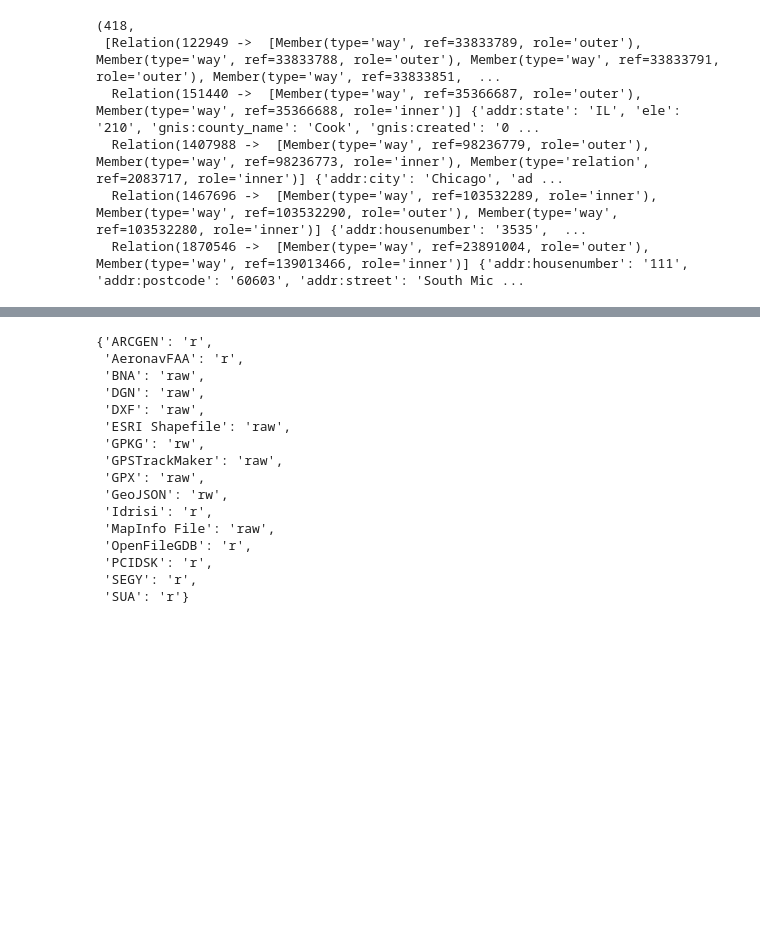
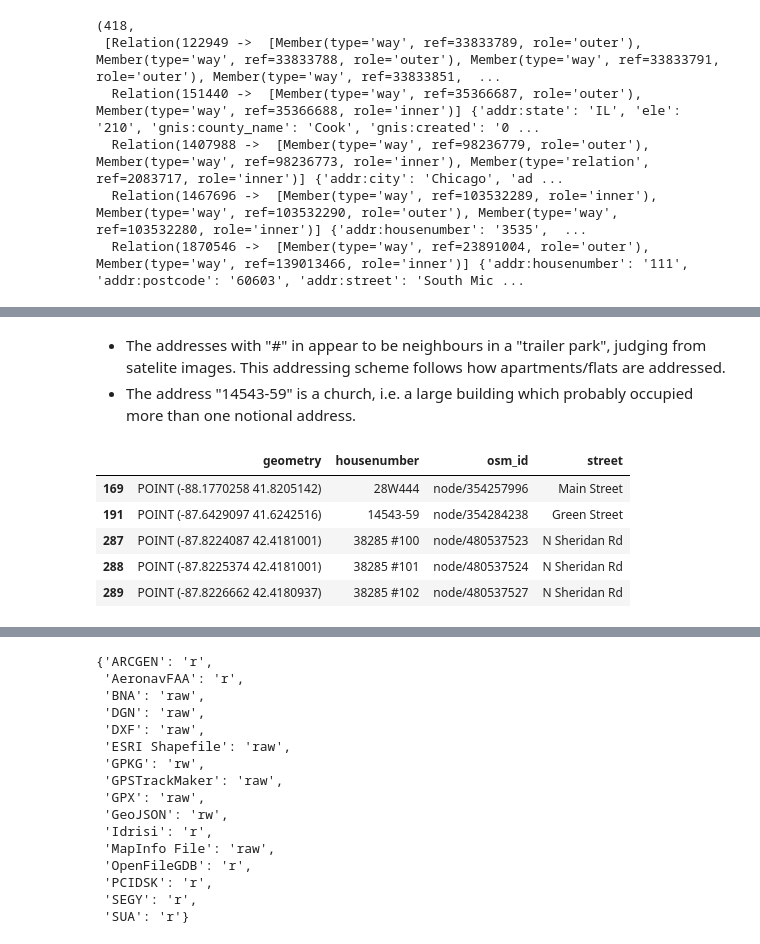
Before and after one commit to MatthewDaws/OSMDigest, a Jupyter notebook: notebooks/Explore buildings and addresses.ipynb, the cells around one changed output, grey strips where cells are left out. Cells and saved outputs as stored; diff of their text form; code cells hidden in the pictures; blank space fills up the shorter version.

```diff
--- a/notebooks/Explore buildings and addresses.ipynb
+++ b/notebooks/Explore buildings and addresses.ipynb
@@ -323,0 +339,12 @@ frame[:5]
+# %% [markdown]
+- The addresses with "#" in appear to be neighbours in a "trailer park", judging from satelite images.  This addressing scheme follows how apartments/flats are addressed.
+- The address "14543-59" is a church, i.e. a large building which probably occupied more than one notional address.
+# %%
+unexpected_addresses[5:10]
+# %% [output]
+|  | geometry | housenumber | osm_id | street |
+| 169 | POINT (-88.1770258 41.8205142) | 28W444 | node/354257996 | Main Street |
+| 191 | POINT (-87.6429097 41.6242516) | 14543-59 | node/354284238 | Green Street |
+| 287 | POINT (-87.8224087 42.4181001) | 38285 #100 | node/480537523 | N Sheridan Rd |
+| 288 | POINT (-87.8225374 42.4181001) | 38285 #101 | node/480537524 | N Sheridan Rd |
+| 289 | POINT (-87.8226662 42.4180937) | 38285 #102 | node/480537527 | N Sheridan Rd |
```
Also changed, not shown: parts of 13 cells of this notebook, 2 other files.
